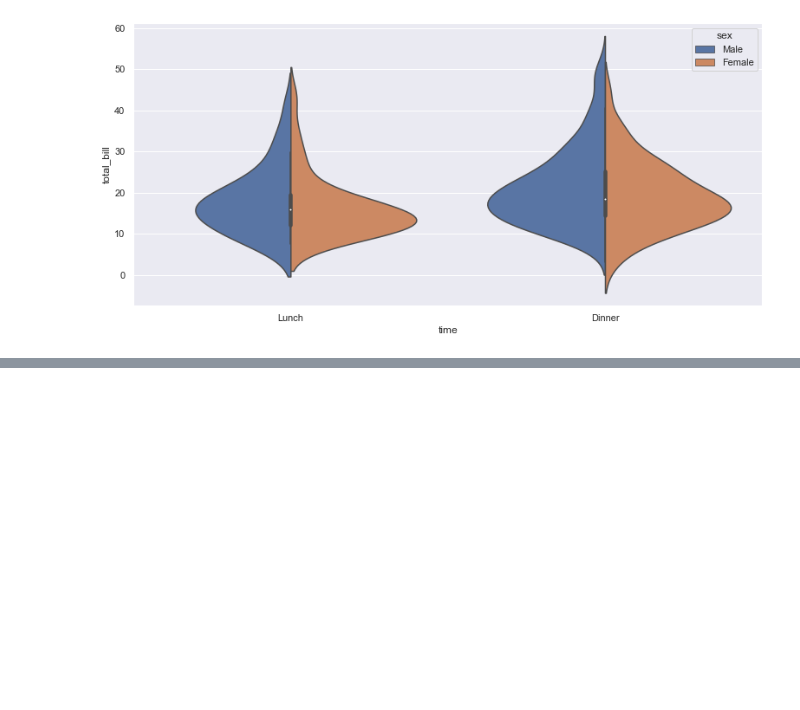
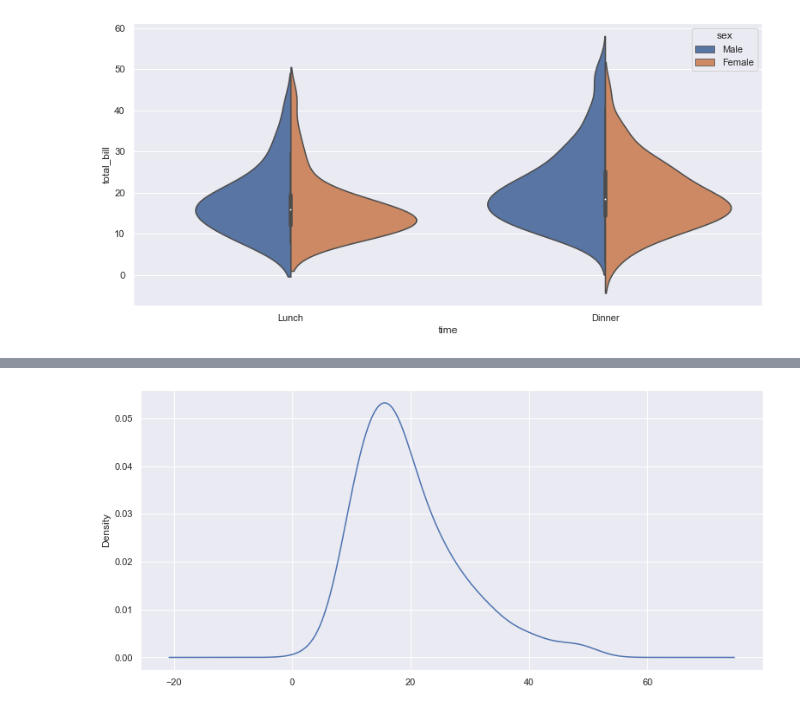
Before and after one commit to stephenkipkurui/Data-Science-Playground, a Jupyter notebook: Pandas4Everyone/Visualizations .ipynb, the cells around one changed output, grey strips where cells are left out. Saved outputs shown, nothing was run; the diff lists cells and outputs as text; code cells hidden in the pictures; blank space fills up the shorter version.

```diff
--- a/Pandas4Everyone/Visualizations .ipynb
+++ b/Pandas4Everyone/Visualizations .ipynb
@@ -651,0 +660,6 @@ plt.show()
+# %%
+# Example
+tips['total_bill'].plot.kde()
+None
+# %% [output]
+[figure, added]
```
Also changed, not shown: parts of 2 cells of this notebook.
